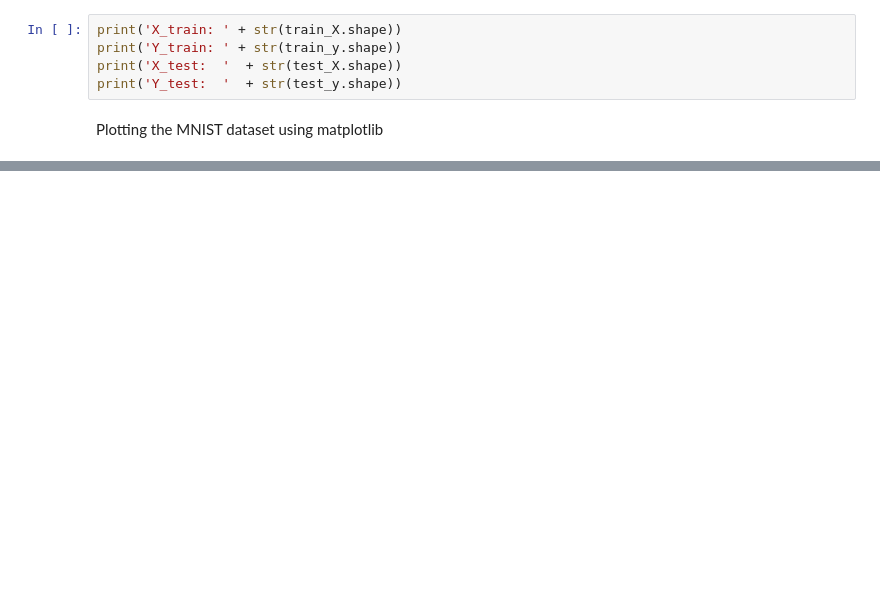
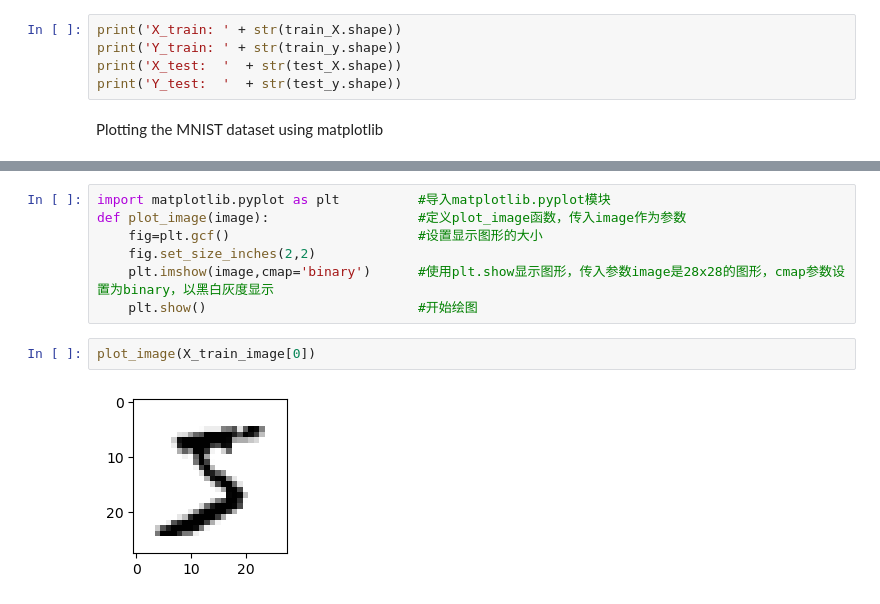
Before and after one commit to Laisou/CodePractice, a Jupyter notebook: Algorithms/What is the MNIST dataset.ipynb, the cells around one changed output, grey strips where cells are left out. Drawn from its saved outputs; the diff is of its cells as text; blank space fills up the shorter version.

```diff
--- a/Algorithms/What is the MNIST dataset.ipynb
+++ b/Algorithms/What is the MNIST dataset.ipynb
@@ -24,0 +191,11 @@ pyplot.show()
+# %%
+import matplotlib.pyplot as plt          #导入matplotlib.pyplot模块
+def plot_image(image):                   #定义plot_image函数，传入image作为参数
+    fig=plt.gcf()                        #设置显示图形的大小
+    fig.set_size_inches(2,2)
+    plt.imshow(image,cmap='binary')      #使用plt.show显示图形，传入参数image是28x28的图形，cmap参数设置为binary，以黑白灰度显示
+    plt.show()                           #开始绘图
+# %%
+plot_image(X_train_image[0])
+# %% [output]
+[figure, added]
```
Also changed, not shown: parts of 12 cells of this notebook, 2 other files.
